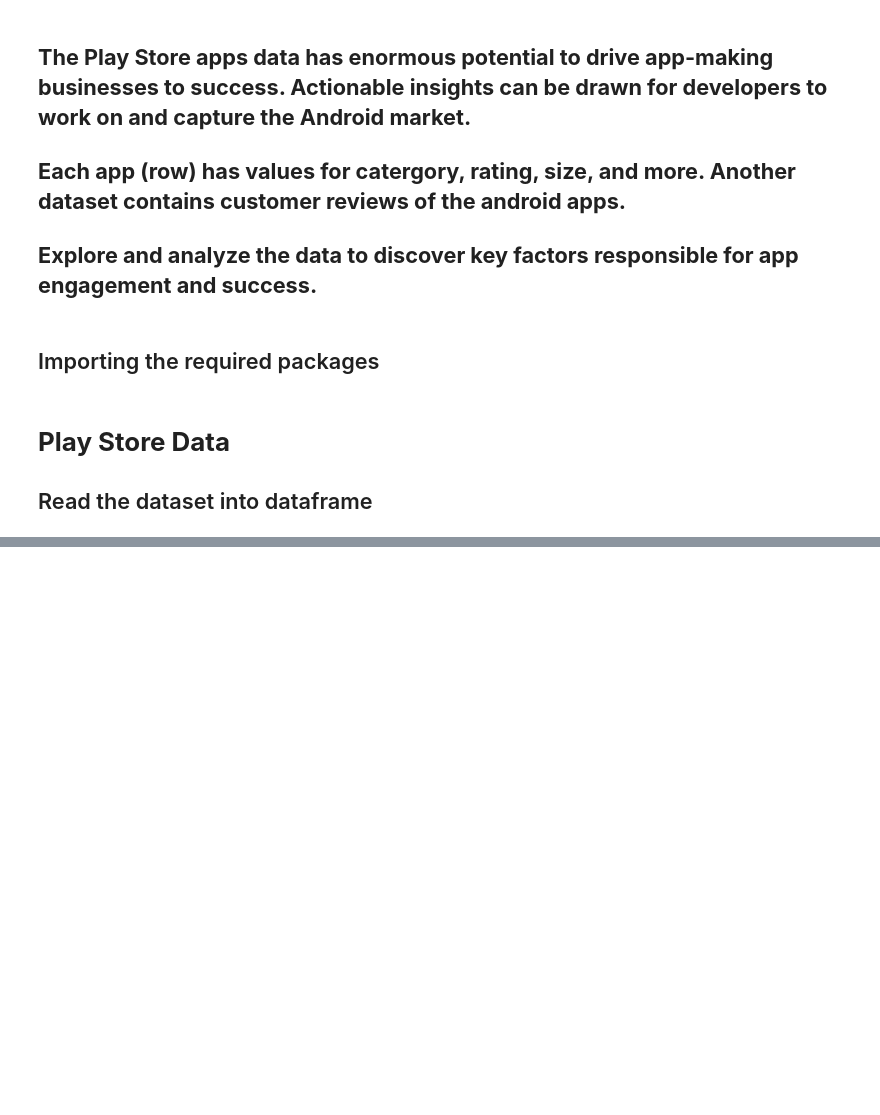
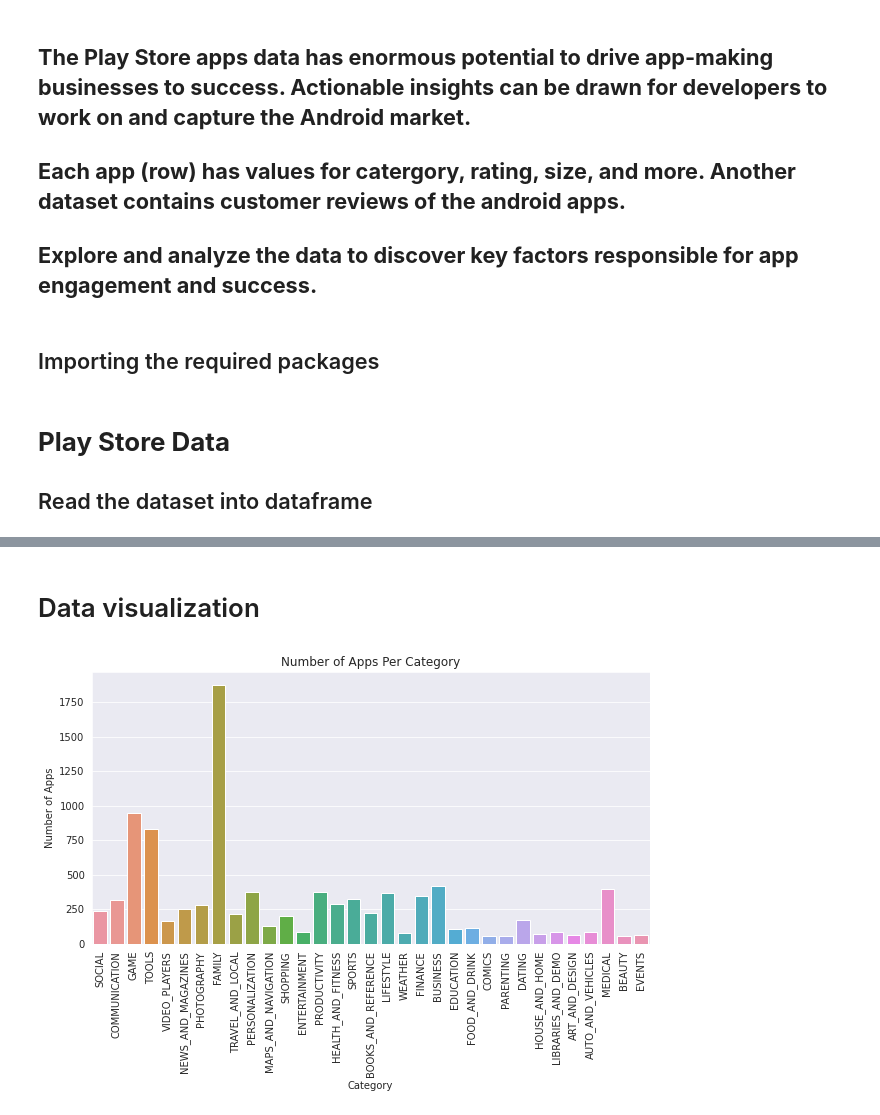
Before and after one commit to brahma102/Play-Store-App-Review-Analysis, a Jupyter notebook: Play_Store_App_Review_Analysis_Capstone_Project.ipynb, the cells around one changed output, grey strips where cells are left out. Cells and saved outputs as stored; diff of their text form; code cells hidden in the pictures; blank space fills up the shorter version.

```diff
--- a/Play_Store_App_Review_Analysis_Capstone_Project.ipynb
+++ b/Play_Store_App_Review_Analysis_Capstone_Project.ipynb
@@ -46,0 +153,5 @@ play_store_df.head(10)
+# %%
+# Remove wich app reating is more than 5
+r=df1[df1['Rating']>5].index
+r
+df1=df1.drop(r)
@@ -46,0 +201,4 @@ play_store_df.head(10)
+# %%
+x=df1['Rating'].median()
+x
+df1['Rating']=df1['Rating'].fillna(x)
@@ -46,0 +223,5 @@ play_store_df.head(10)
+# %%
+#Remove the app which has contain no type
+y=df1[df1['Type'].isna()].index
+df1=df1.drop(index=y)
+df1.isnull().sum()
@@ -46,0 +244,7 @@ play_store_df.head(10)
+# %%
+#Based on higest riview we creat the data set and change the
+df2=pd.DataFrame(df1)
+df2.sort_values(by='Reviews',ascending=False, inplace=True)
+
+df2=df2.drop_duplicates(subset=['App'])
+df2
@@ -46,0 +278,13 @@ play_store_df.head(10)
+# %% [markdown]
+# Data visualization
+# %%
+# get the number of apps for each category
+sns.set_style('darkgrid')
+plt.figure(figsize=(10, 5))
+sns.countplot(x='Category', data=df2)
+plt.title('Number of Apps Per Category')
+plt.xticks(rotation=90)
+plt.ylabel('Number of Apps')
+plt.show()
+# %% [output]
+[figure, added]
```
Also changed, not shown: parts of 33 cells of this notebook.
